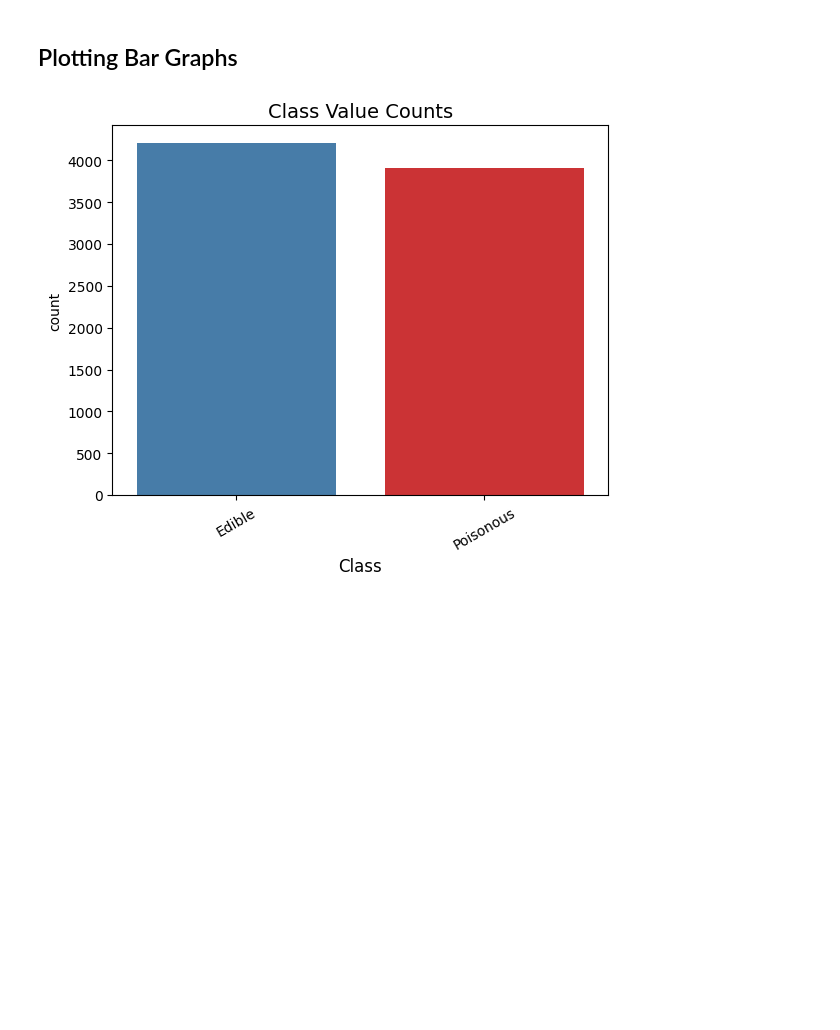
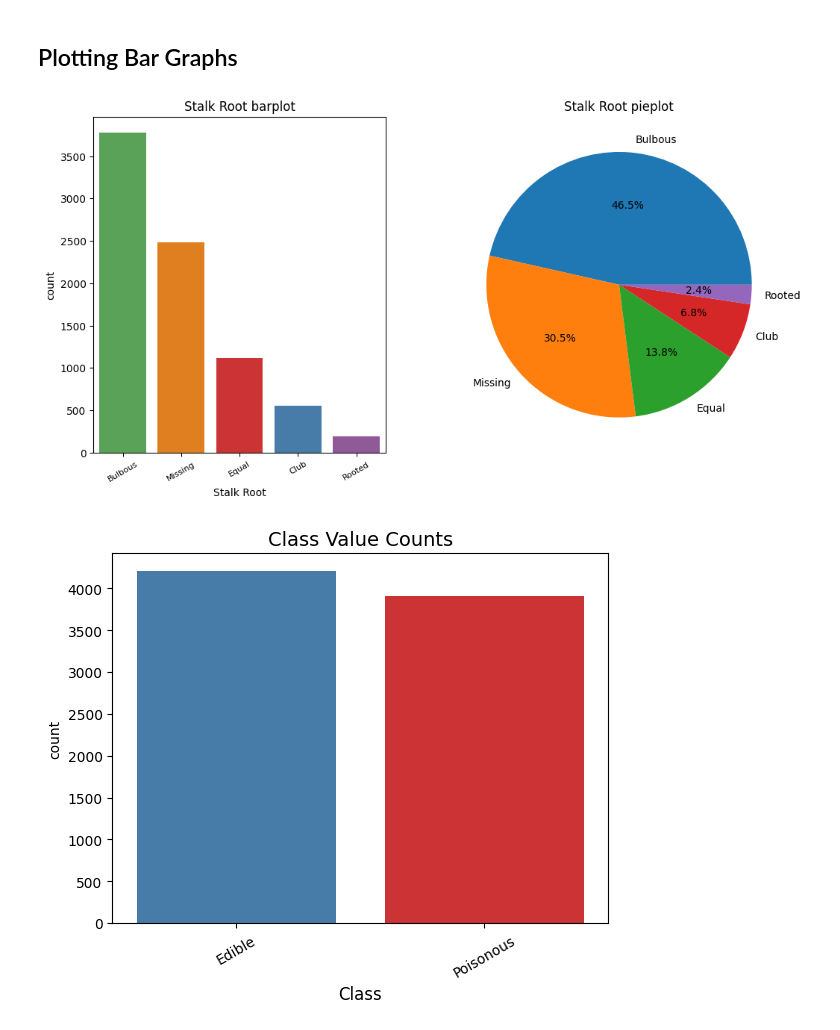
Before and after one commit to 7086600/exploring_mushrooms, a Jupyter notebook: exploring_mushrooms.ipynb, the cells around one changed output. Cells and saved outputs as stored; diff of their text form; code cells hidden in the pictures; blank space fills up the shorter version.

Commit message:
creating figure with 2 plots: bar and pie

```diff
--- a/exploring_mushrooms.ipynb
+++ b/exploring_mushrooms.ipynb
@@ -28,6 +28,27 @@ The dataset contains 23 columns of data describing thousands of mushrooms.
 The types of data are mostly categorical. It is possible to visualize most of them with bar graphs.
 # %% [markdown]
 ## Plotting Bar Graphs
+# %%
+
+plt.figure(figsize=(10, 5))
+
+plt.subplot(1, 2, 1)
+sns.countplot(x=df['Stalk Root'], palette='Set1', hue=df['Stalk Root'], legend=False, order=df['Stalk Root'].value_counts().index)
+plt.title(f"Stalk Root barplot")
+plt.xticks(rotation=30, fontsize=8)
+
+plt.subplot(1, 2, 2)
+wedge_sizes = df['Stalk Root'].value_counts(normalize=True)
+pie_labels = wedge_sizes.index
+
+plt.pie(wedge_sizes, labels=pie_labels, autopct='%1.1f%%')
+plt.axis('equal')
+plt.title(f"Stalk Root pieplot")
+
+plt.subplots_adjust(left=0.05, bottom=0.05, right=0.95, top=0.95, wspace=0.3, hspace=0.3)
+plt.show()
+# %% [output]
+[figure, added]
 # %%
 # 2-4 plot each column
 # list of all column headers
```
